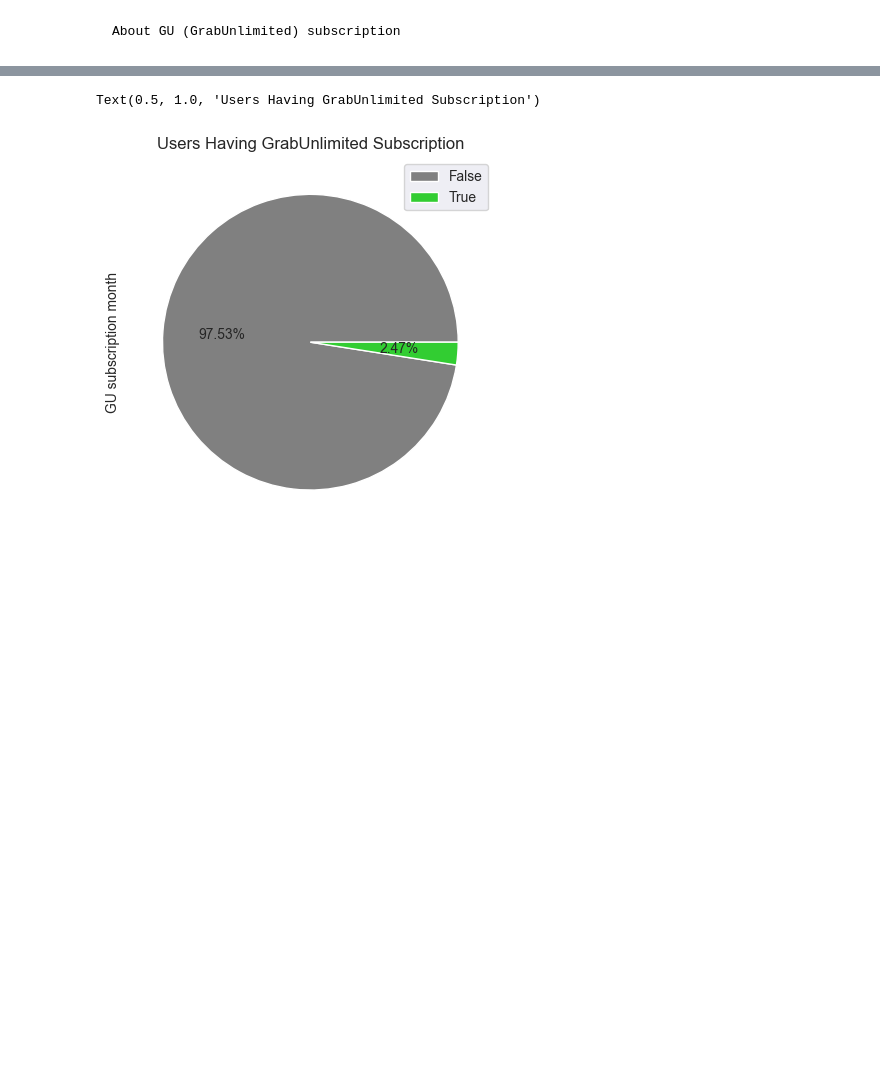
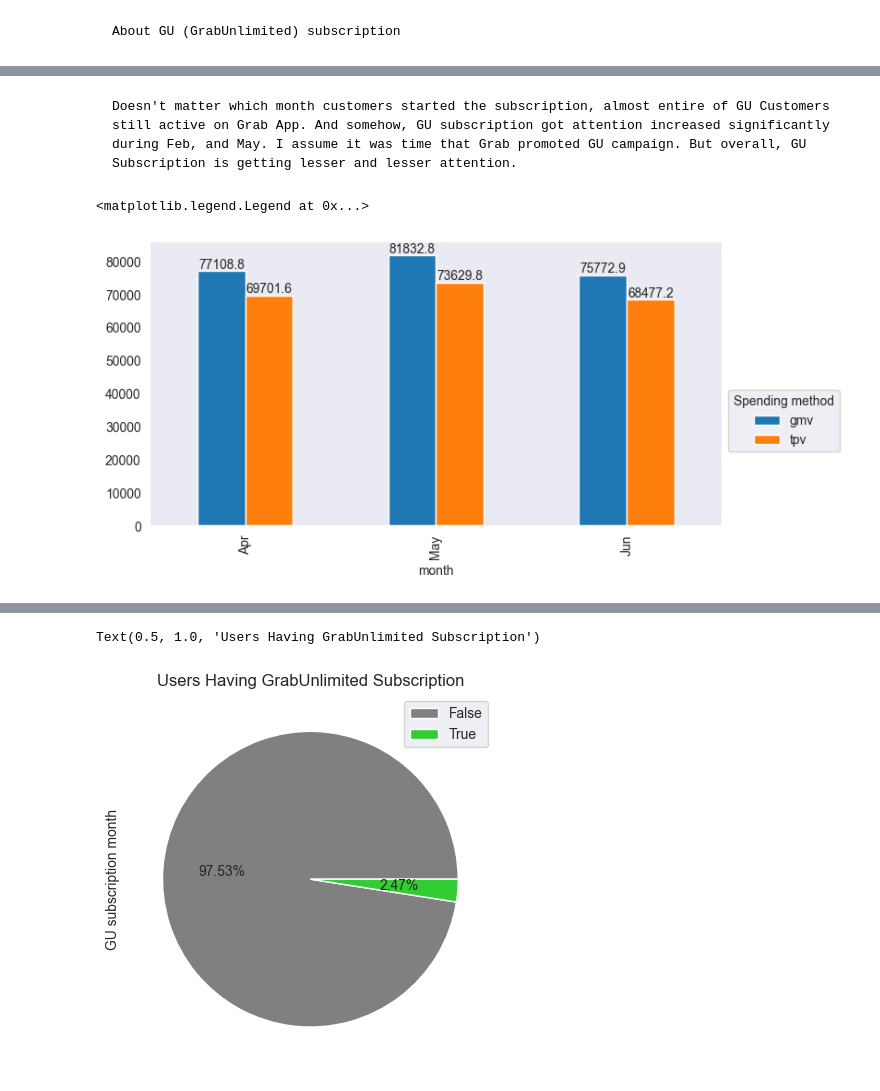
Before and after one commit to Patcharanat/GrabSpark-Data-Analytics-for-Business-Use-Cases, a Jupyter notebook: Grab_case_notebook.ipynb, the cells around one changed output, grey strips where cells are left out. Saved outputs shown, nothing was run; the diff lists cells and outputs as text; code cells hidden in the pictures; blank space fills up the shorter version.

```diff
--- a/Grab_case_notebook.ipynb
+++ b/Grab_case_notebook.ipynb
@@ -396,0 +402,15 @@ df_a['GU subscription month'].value_counts().reindex(['Jan-22', 'Feb-22', 'Mar-2
+# %% [markdown]
+    Doesn't matter which month customers started the subscription, almost entire of GU Customers still active on Grab App. And somehow, GU subscription got attention increased significantly during Feb, and May. I assume it was time that Grab promoted GU campaign. But overall, GU Subscription is getting lesser and lesser attention.
+# %%
+c1 = active_customer['GU subscription month'].notnull() # Boolean of customers who have GU subscription
+c2 = active_customer[c1]['passenger_id'].unique() # Get unique IDs of active GU customers
+c3 = df_m['passenger_id'].isin(c2) # mapping to data df_m to df_a -> Boolean Series of spending behavior of active GU customers
+ax = df_m[c3].groupby('month')[['gmv', 'tpv']].sum().reindex(['Apr', 'May', 'Jun']).plot(kind='bar', figsize=(8, 4))
+
+for container in ax.containers :
+    ax.bar_label(container)
+
+plt.legend(title='Spending method', bbox_to_anchor=(1.0, 0.5))
+# %% [output]
+<matplotlib.legend.Legend at 0x...>
+[figure, added]
```
Also changed, not shown: parts of 34 cells of this notebook.
